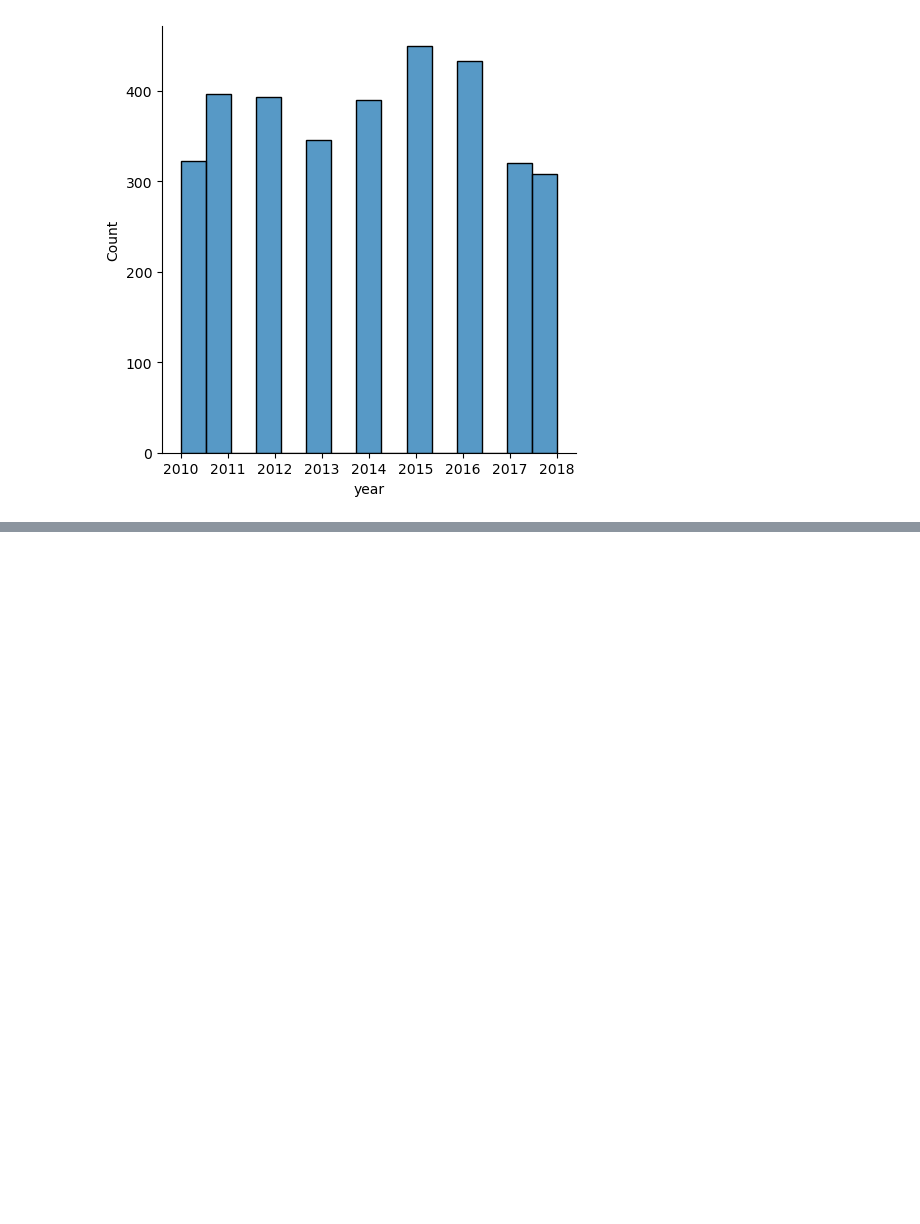
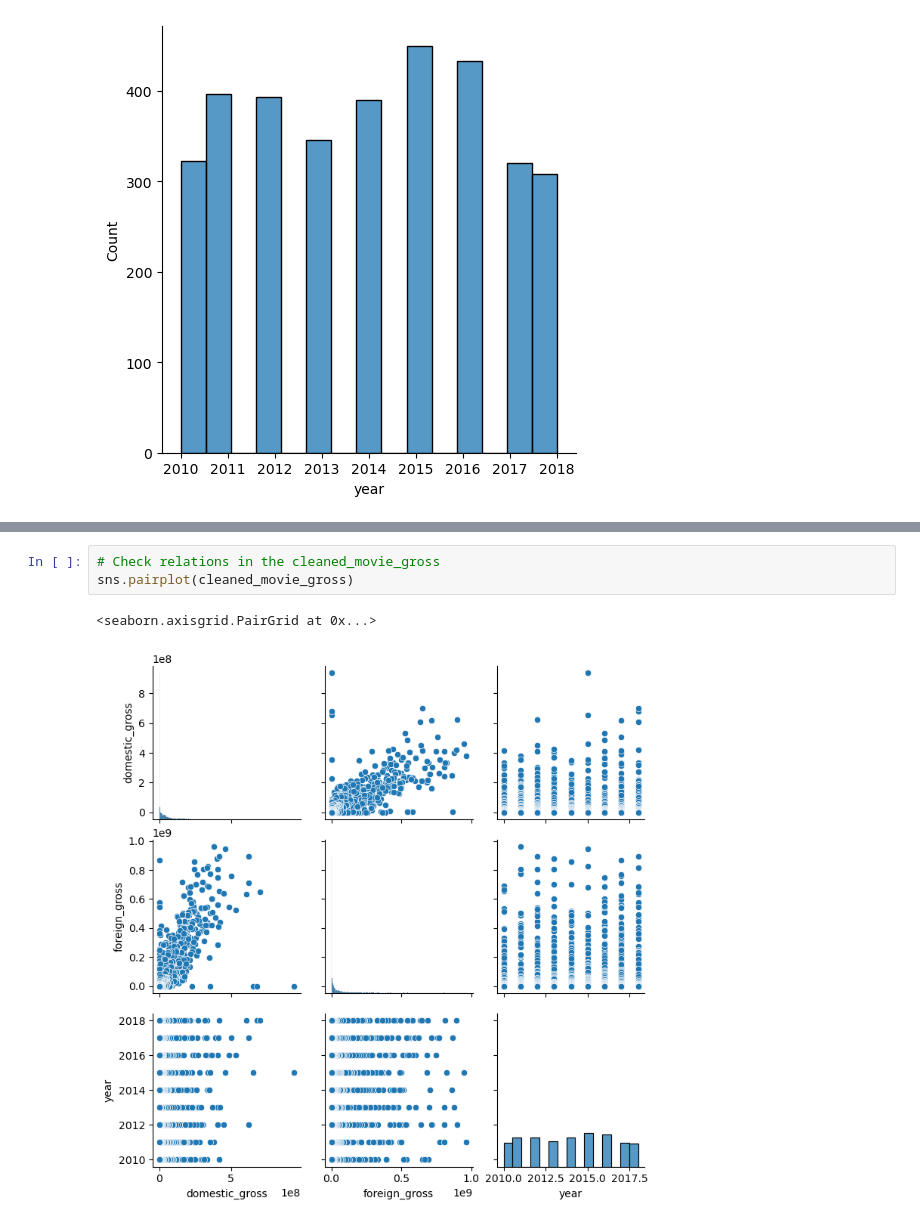
Before and after one commit to gkipkirui1/DSC_PT08P2_Phase_2_Project_Grp_1_Final, a Jupyter notebook: Index.ipynb, the cells around one changed output, grey strips where cells are left out. Cells and saved outputs as stored; diff of their text form; blank space fills up the shorter version.

```diff
--- a/Index.ipynb
+++ b/Index.ipynb
@@ -747,0 +794,6 @@ sns.displot(data = cleaned_movie_gross, x="year")
+# %%
+# Check relations in the cleaned_movie_gross
+sns.pairplot(cleaned_movie_gross)
+# %% [output]
+<seaborn.axisgrid.PairGrid at 0x...>
+[figure, added]
```
Also changed, not shown: parts of 14 cells of this notebook, 3 other files.
